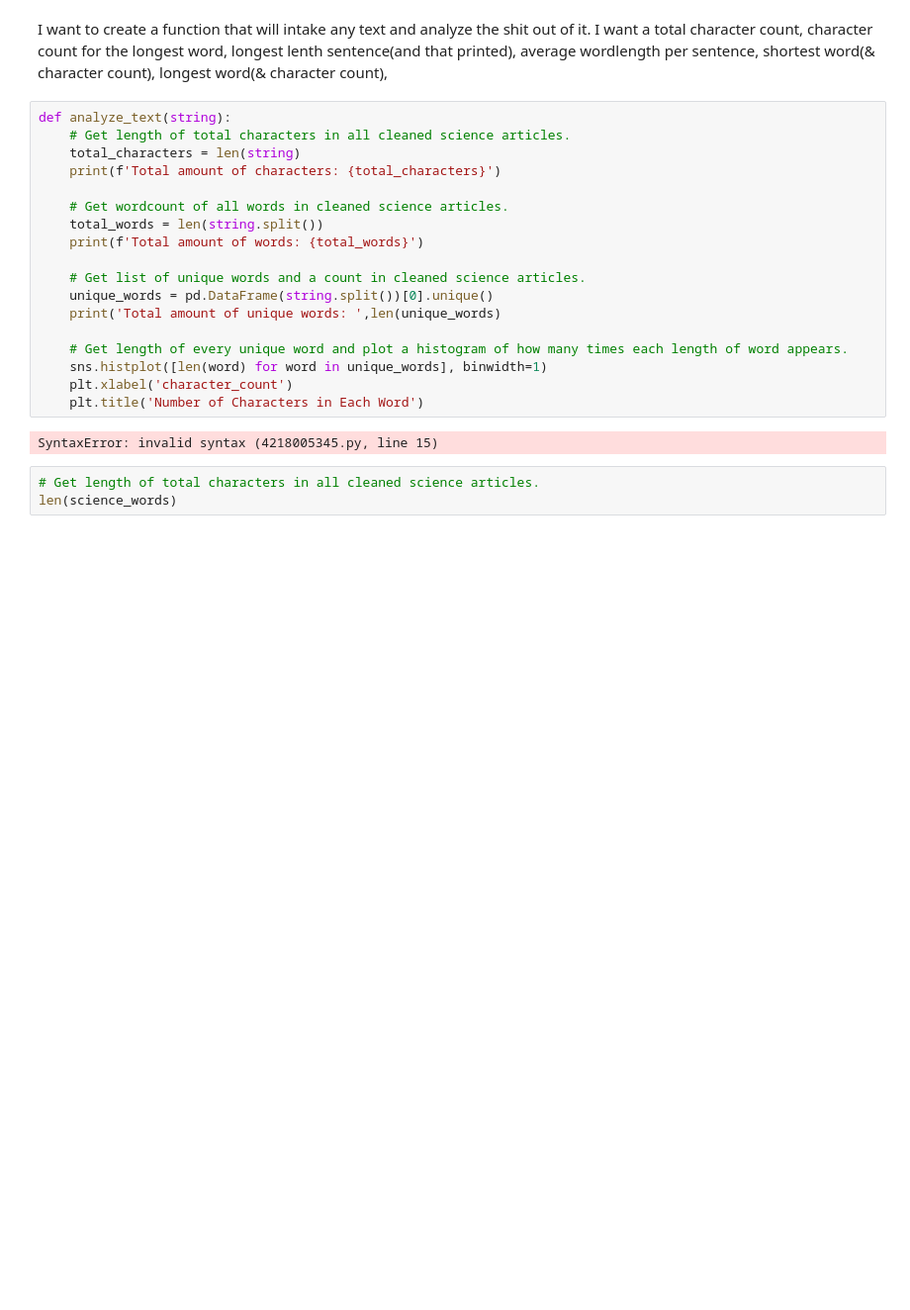
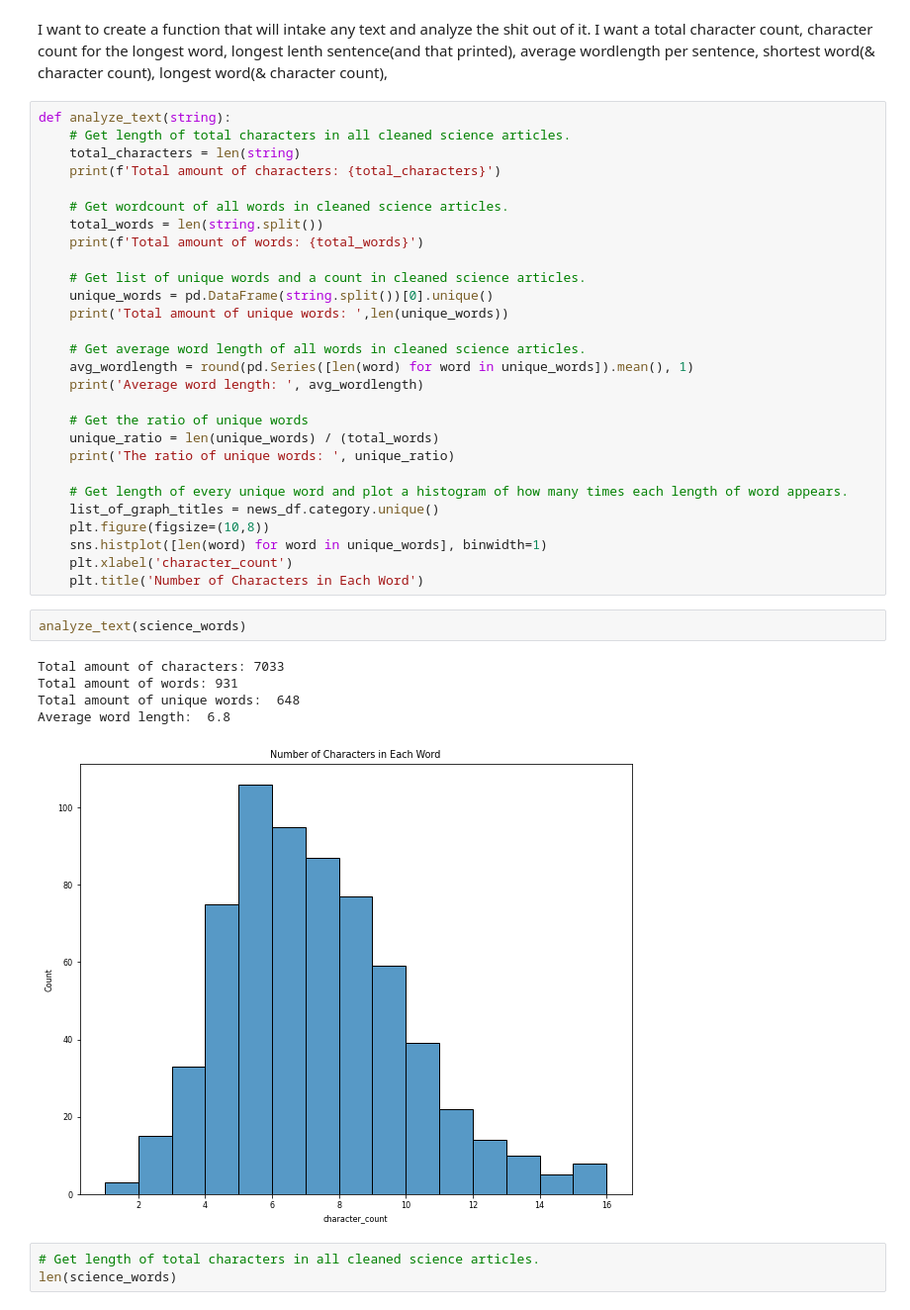
Before and after one commit to brentschriver/natural-language-processing-exercises, a Jupyter notebook: explore.ipynb, the cells around one changed output. Shown at 99% size. Cells and saved outputs as stored; diff of their text form; blank space fills up the shorter version.

```diff
--- a/explore.ipynb
+++ b/explore.ipynb
@@ -748,14 +730,30 @@ def analyze_text(string):
 
     # Get list of unique words and a count in cleaned science articles.
     unique_words = pd.DataFrame(string.split())[0].unique()
-    print('Total amount of unique words: ',len(unique_words)
+    print('Total amount of unique words: ',len(unique_words))
+
+    # Get average word length of all words in cleaned science articles.
+    avg_wordlength = round(pd.Series([len(word) for word in unique_words]).mean(), 1)
+    print('Average word length: ', avg_wordlength)
+
+    # Get the ratio of unique words
+    unique_ratio = len(unique_words) / (total_words)
+    print('The ratio of unique words: ', unique_ratio)
 
     # Get length of every unique word and plot a histogram of how many times each length of word appears.
+    list_of_graph_titles = news_df.category.unique()
+    plt.figure(figsize=(10,8))
     sns.histplot([len(word) for word in unique_words], binwidth=1)
     plt.xlabel('character_count')
     plt.title('Number of Characters in Each Word')
-# %% [output]
-SyntaxError: invalid syntax (4218005345.py, line 15)
+# %%
+analyze_text(science_words)
+# %% [output]
+Total amount of characters: 7033
+Total amount of words: 931
+Total amount of unique words:  648
+Average word length:  6.8
+[figure, added]
 # %%
 # Get length of total characters in all cleaned science articles.
 len(science_words)
```
Also changed, not shown: parts of 27 cells of this notebook.
